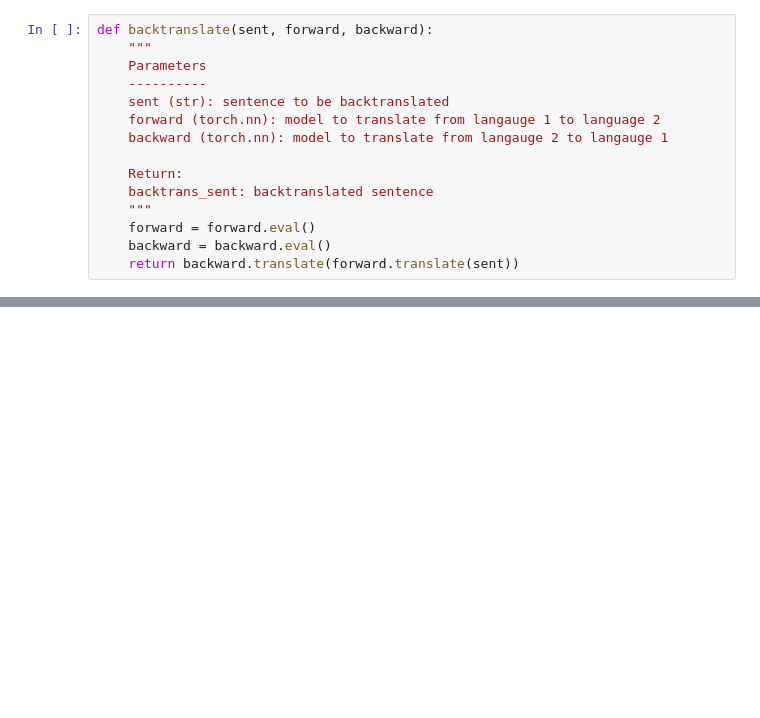
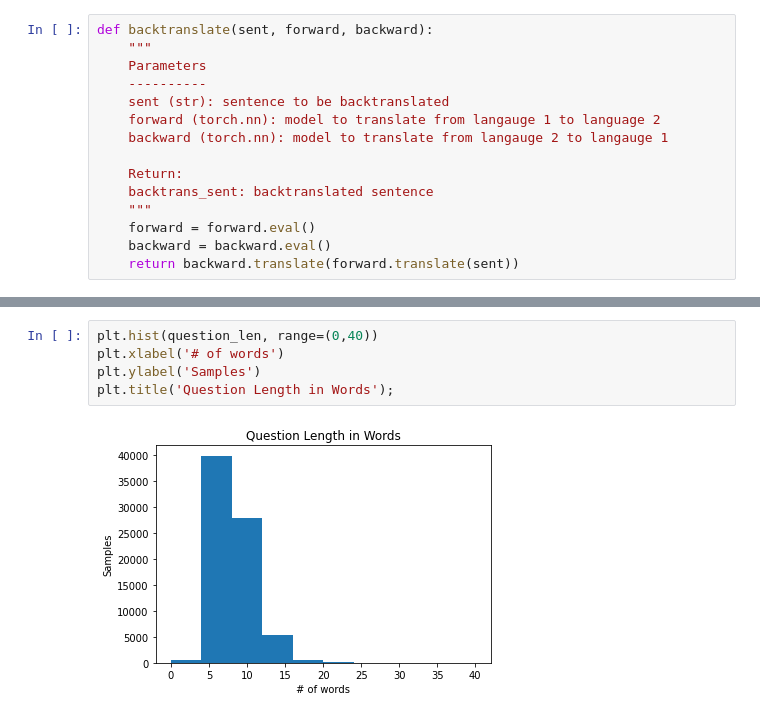
Before and after one commit to alexstoken/nlp-qa-finalproj, a Jupyter notebook: nmt_test_notebook.ipynb, the cells around one changed output, grey strips where cells are left out. Cells and saved outputs as stored; diff of their text form; blank space fills up the shorter version.

```diff
--- a/nmt_test_notebook.ipynb
+++ b/nmt_test_notebook.ipynb
@@ -65,0 +110,7 @@ Wall time: 2.04 s
+# %%
+plt.hist(question_len, range=(0,40))
+plt.xlabel('# of words')
+plt.ylabel('Samples')
+plt.title('Question Length in Words');
+# %% [output]
+[figure, added]
```
Also changed, not shown: parts of 18 cells of this notebook, 1 other file.
